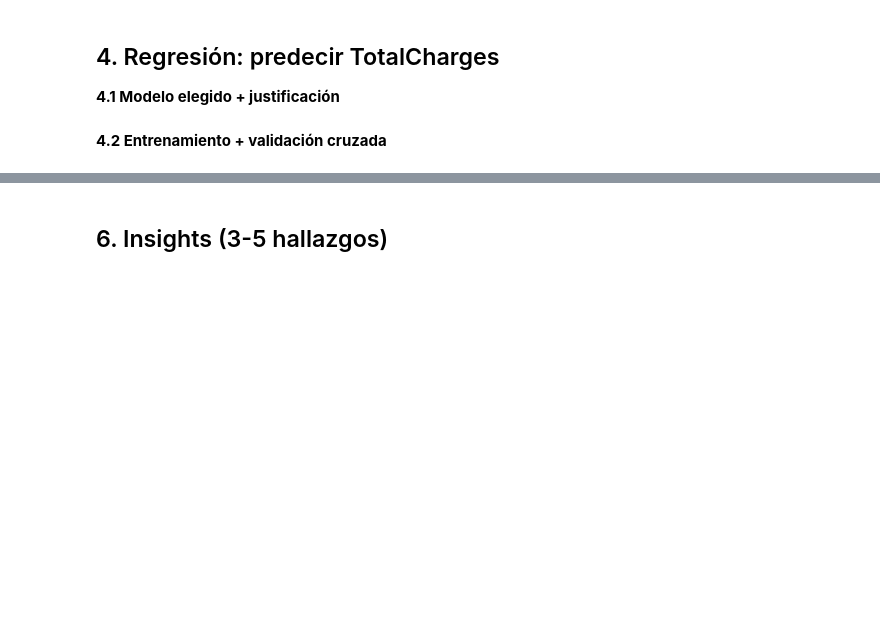
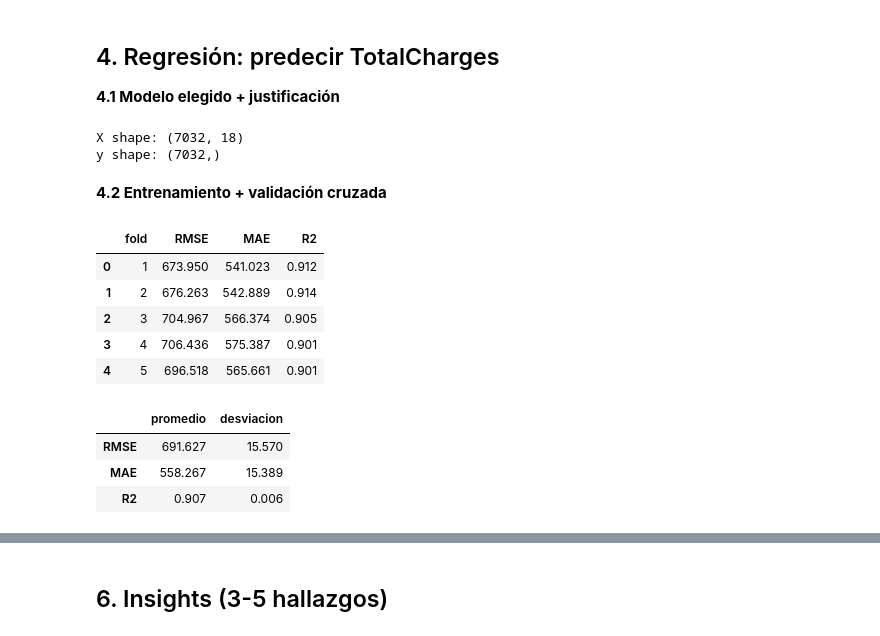
Before and after one commit to Esparrago23/Regresi-n-y-Clasificaci-n-sobre-Telco-Churn, a Jupyter notebook: notebook.ipynb, the cells around one changed output, grey strips where cells are left out. Saved outputs shown, nothing was run; the diff lists cells and outputs as text; code cells hidden in the pictures; blank space fills up the shorter version.

```diff
--- a/notebook.ipynb
+++ b/notebook.ipynb
@@ -278,6 +279,63 @@ preprocessor_clf = ColumnTransformer(
 # %% [markdown]
 ## 4. Regresión: predecir TotalCharges
 **4.1 Modelo elegido + justificación**
+# %%
+X_reg = df[numeric_features_reg + categorical_features].copy()
+y_reg = df["TotalCharges"].copy()
+
+linear_regression_pipeline = Pipeline(
+    steps=[
+        ("preprocessor", preprocessor_reg),
+        ("model", LinearRegression())
+    ]
+)
+
+print(f"X shape: {X_reg.shape}")
+print(f"y shape: {y_reg.shape}")
+# %% [output]
+X shape: (7032, 18)
+y shape: (7032,)
 # %% [markdown]
 **4.2 Entrenamiento + validación cruzada**
+# %%
+cv = KFold(n_splits=5, shuffle=True, random_state=42)
+
+scoring = {
+    "rmse": "neg_root_mean_squared_error",
+    "mae": "neg_mean_absolute_error",
+    "r2": "r2"
+}
+
+cv_results = cross_validate(
+    linear_regression_pipeline,
+    X_reg,
+    y_reg,
+    cv=cv,
+    scoring=scoring,
+    return_estimator=True
+)
+
+cv_scores = pd.DataFrame({
+    "fold": np.arange(1, cv.get_n_splits() + 1),
+    "RMSE": -cv_results["test_rmse"],
+    "MAE": -cv_results["test_mae"],
+    "R2": cv_results["test_r2"]
+})
+
+cv_summary = cv_scores[["RMSE", "MAE", "R2"]].agg(["mean", "std"]).T
+cv_summary.columns = ["promedio", "desviacion"]
+
+display(cv_scores.round(3))
+display(cv_summary.round(3))
+# %% [output]
+|  | fold | RMSE | MAE | R2 |
+| 0 | 1 | 673.950 | 541.023 | 0.912 |
+| 1 | 2 | 676.263 | 542.889 | 0.914 |
+| 2 | 3 | 704.967 | 566.374 | 0.905 |
+| 3 | 4 | 706.436 | 575.387 | 0.901 |
+| 4 | 5 | 696.518 | 565.661 | 0.901 |
+|  | promedio | desviacion |
+| RMSE | 691.627 | 15.570 |
+| MAE | 558.267 | 15.389 |
+| R2 | 0.907 | 0.006 |
 # %% [markdown]
```
Also changed, not shown: parts of 16 cells of this notebook, 1 other file.
